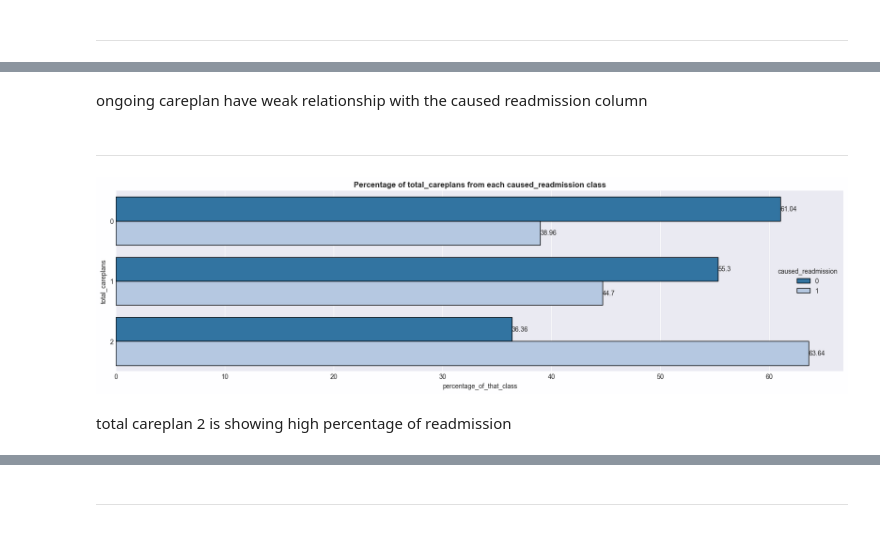
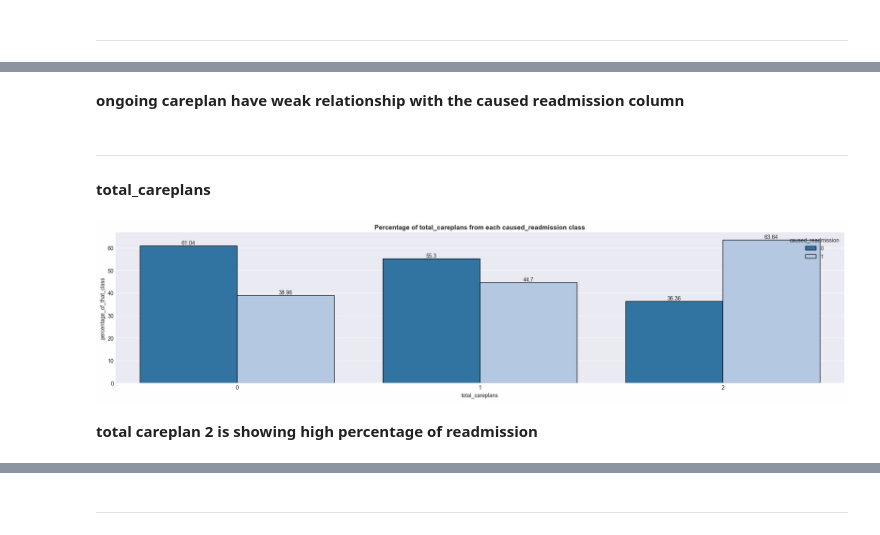
Before and after one commit to IamRaNo/ranojoy_data_analytics_projects, a Jupyter notebook: synthea readmission analysis/notebooks/pandas_analysis.ipynb, the cells around one changed output, grey strips where cells are left out. Saved outputs shown, nothing was run; the diff lists cells and outputs as text; code cells hidden in the pictures.

Commit message:
fixed synthea - analysis of data final

```diff
--- a/synthea readmission analysis/notebooks/pandas_analysis.ipynb
+++ b/synthea readmission analysis/notebooks/pandas_analysis.ipynb
@@ -534,12 +579,14 @@ Cramer's V: 0.071 → Weak
 # %% [markdown]
-ongoing careplan have weak relationship with the caused readmission column
+**ongoing careplan have weak relationship with the caused readmission column**
 # %% [markdown]
 ***
+# %% [markdown]
+**total_careplans**
 # %%
-plt.figure(figsize=(20,5))
-P.percentage_in_that_class(column='total_careplans',data=data,target='caused_readmission',orient='h')
+plt.figure(figsize=(24,5))
+P.percentage_in_that_class(column='total_careplans',data=data,target='caused_readmission',orient='v')
 # %% [output]
-[figure, old version]
+[figure, new version]
 # %% [markdown]
-total careplan 2 is showing high percentage of readmission
+**total careplan 2 is showing high percentage of readmission**
 # %%
```
Also changed, not shown: parts of 94 cells of this notebook.
